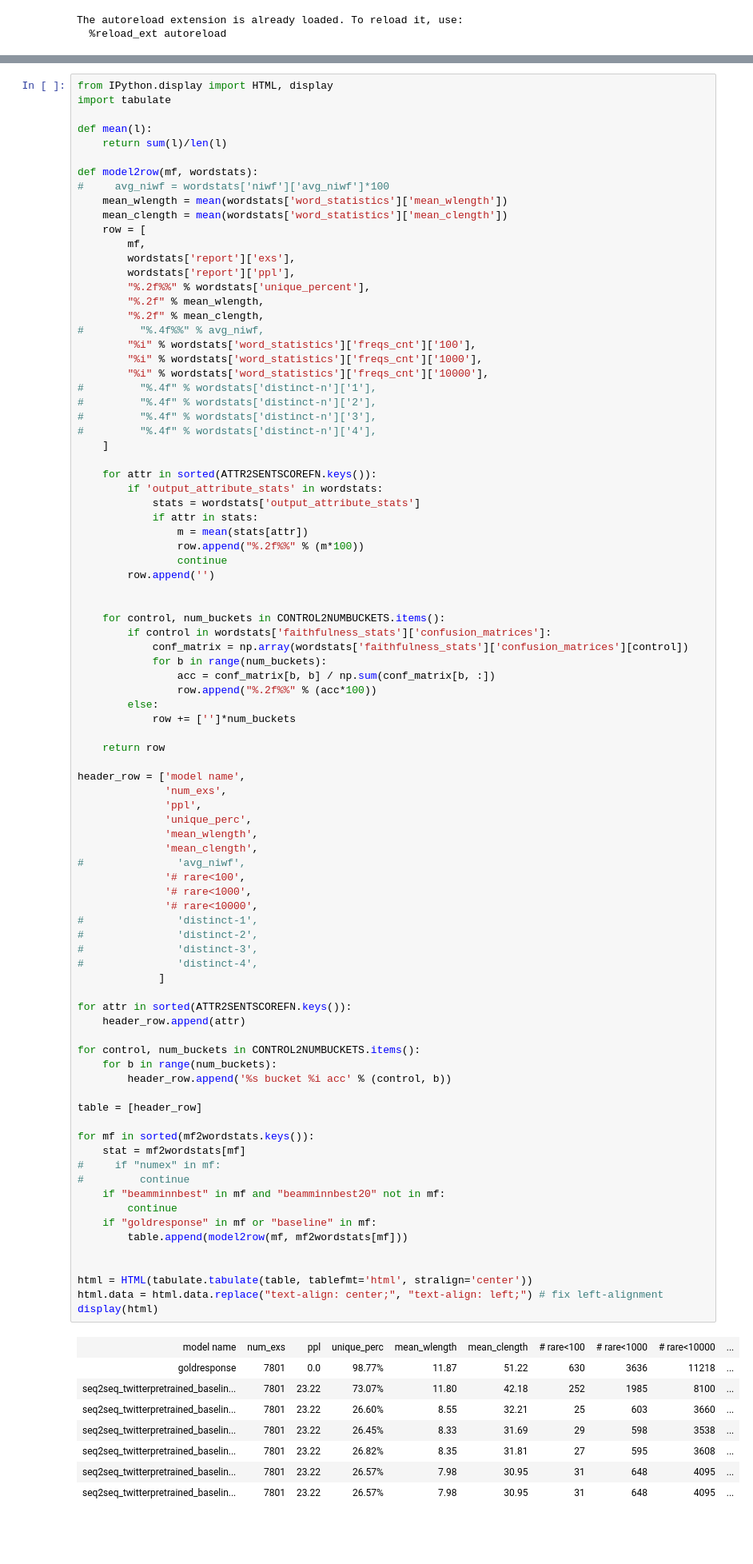
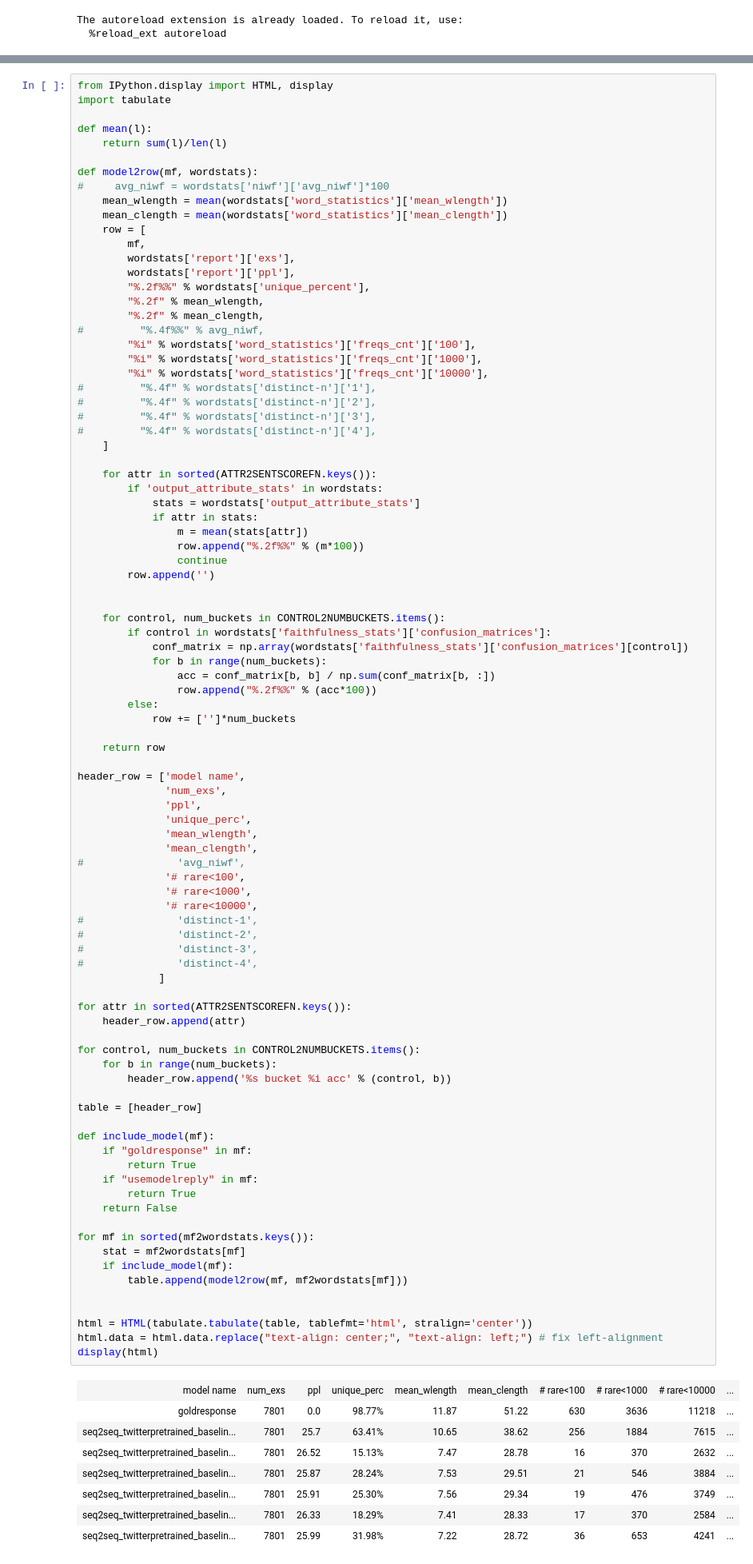
Before and after one commit to abisee/ParlAI, a Jupyter notebook: parlai/scripts/analyse_wordstats.ipynb, the cells around one changed output, grey strips where cells are left out. Shown at 80% size. Drawn from its saved outputs; the diff is of its cells as text; blank space fills up the shorter version.

```diff
--- a/parlai/scripts/analyse_wordstats.ipynb
+++ b/parlai/scripts/analyse_wordstats.ipynb
@@ -111,44 +111,47 @@ header_row = ['model name',
 #               'avg_niwf',
               '# rare<100',
               '# rare<1000',
               '# rare<10000',
 #               'distinct-1',
 #               'distinct-2',
 #               'distinct-3',
 #               'distinct-4',
              ]
 
 for attr in sorted(ATTR2SENTSCOREFN.keys()):
     header_row.append(attr)
 
 for control, num_buckets in CONTROL2NUMBUCKETS.items():
     for b in range(num_buckets):
         header_row.append('%s bucket %i acc' % (control, b))
 
 table = [header_row]
 
+def include_model(mf):
+    if "goldresponse" in mf:
+        return True
+    if "usemodelreply" in mf:
+        return True
+    return False
+
 for mf in sorted(mf2wordstats.keys()):
     stat = mf2wordstats[mf]
-#     if "numex" in mf:
-#         continue
-    if "beamminnbest" in mf and "beamminnbest20" not in mf:
-        continue
-    if "goldresponse" in mf or "baseline" in mf:
+    if include_model(mf):
         table.append(model2row(mf, mf2wordstats[mf]))
 
 
 html = HTML(tabulate.tabulate(table, tablefmt='html', stralign='center'))
 html.data = html.data.replace("text-align: center;", "text-align: left;") # fix left-alignment
 display(html)
 # %% [output]
 | model name | num_exs | ppl | unique_perc | mean_wlength | mean_clength | # rare<100 | # rare<1000 | # rare<10000 | ... |
 | goldresponse | 7801 | 0.0 | 98.77% | 11.87 | 51.22 | 630 | 3636 | 11218 | ... |
-| seq2seq_twitterpretrained_baselin... | 7801 | 23.22 | 73.07% | 11.80 | 42.18 | 252 | 1985 | 8100 | ... |
-| seq2seq_twitterpretrained_baselin... | 7801 | 23.22 | 26.60% | 8.55 | 32.21 | 25 | 603 | 3660 | ... |
-| seq2seq_twitterpretrained_baselin... | 7801 | 23.22 | 26.45% | 8.33 | 31.69 | 29 | 598 | 3538 | ... |
-| seq2seq_twitterpretrained_baselin... | 7801 | 23.22 | 26.82% | 8.35 | 31.81 | 27 | 595 | 3608 | ... |
-| seq2seq_twitterpretrained_baselin... | 7801 | 23.22 | 26.57% | 7.98 | 30.95 | 31 | 648 | 4095 | ... |
-| seq2seq_twitterpretrained_baselin... | 7801 | 23.22 | 26.57% | 7.98 | 30.95 | 31 | 648 | 4095 | ... |
+| seq2seq_twitterpretrained_baselin... | 7801 | 25.7 | 63.41% | 10.65 | 38.62 | 256 | 1884 | 7615 | ... |
+| seq2seq_twitterpretrained_baselin... | 7801 | 26.52 | 15.13% | 7.47 | 28.78 | 16 | 370 | 2632 | ... |
+| seq2seq_twitterpretrained_baselin... | 7801 | 25.87 | 28.24% | 7.53 | 29.51 | 21 | 546 | 3884 | ... |
+| seq2seq_twitterpretrained_baselin... | 7801 | 25.91 | 25.30% | 7.56 | 29.34 | 19 | 476 | 3749 | ... |
+| seq2seq_twitterpretrained_baselin... | 7801 | 26.33 | 18.29% | 7.41 | 28.33 | 17 | 370 | 2584 | ... |
+| seq2seq_twitterpretrained_baselin... | 7801 | 25.99 | 31.98% | 7.22 | 28.72 | 36 | 653 | 4241 | ... |
 # %%
 # plot distribution of continuous control vars
 
```
Also changed, not shown: parts of 1 cell of this notebook, 1 other file.
